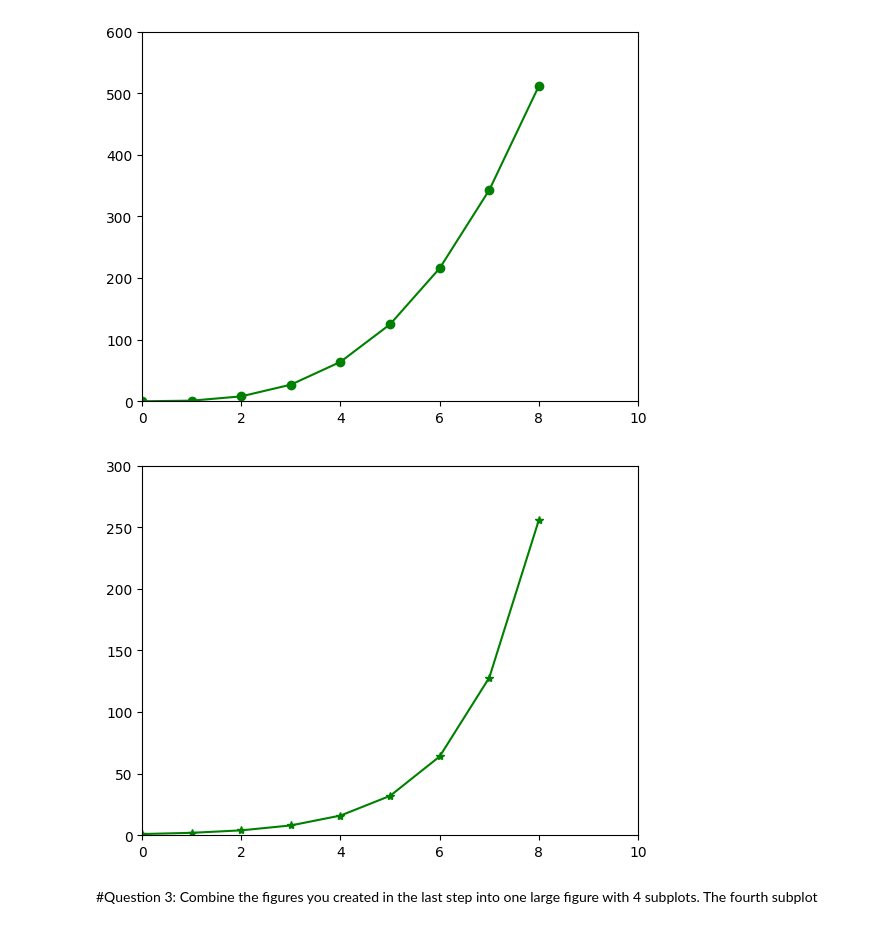
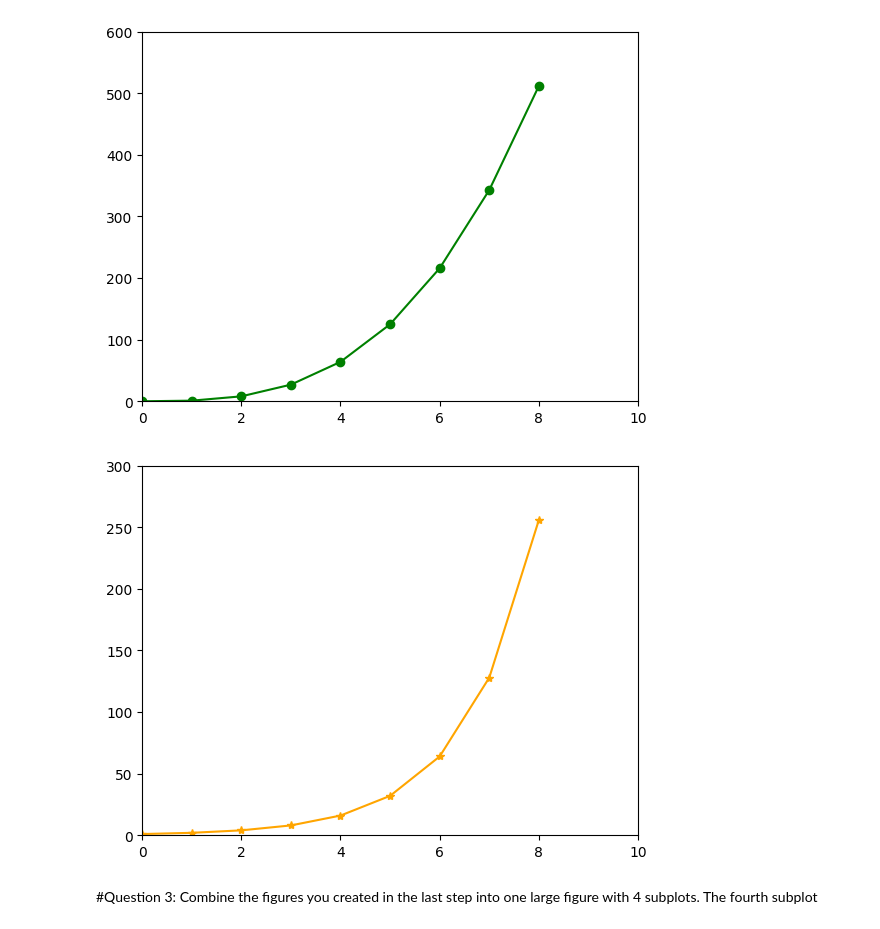
Before and after one commit to 1eses1/embeddedAI, a Jupyter notebook: First_assignement.ipynb, the cells around one changed output. Drawn from its saved outputs; the diff is of its cells as text; code cells hidden in the pictures.

```diff
--- a/First_assignement.ipynb
+++ b/First_assignement.ipynb
@@ -65,11 +65,11 @@ plt.axis([0,10, 0, 600]);
 # %%
 # y = 2^x
 x = list(range(0, 9))
 y = [math.pow(2, val) for val in x]
-plt.plot(x, y, color ='green', marker='*')
+plt.plot(x, y, color ='orange', marker='*')
 plt.axis([0,10, 0, 300]);
 # %% [output]
-[figure, old version]
+[figure, new version]
 # %% [markdown]
 #Question 3:
 Combine the figures you created in the last step into one large figure with 4 subplots. The fourth subplot
```
Also changed, not shown: parts of 1 cell of this notebook.
